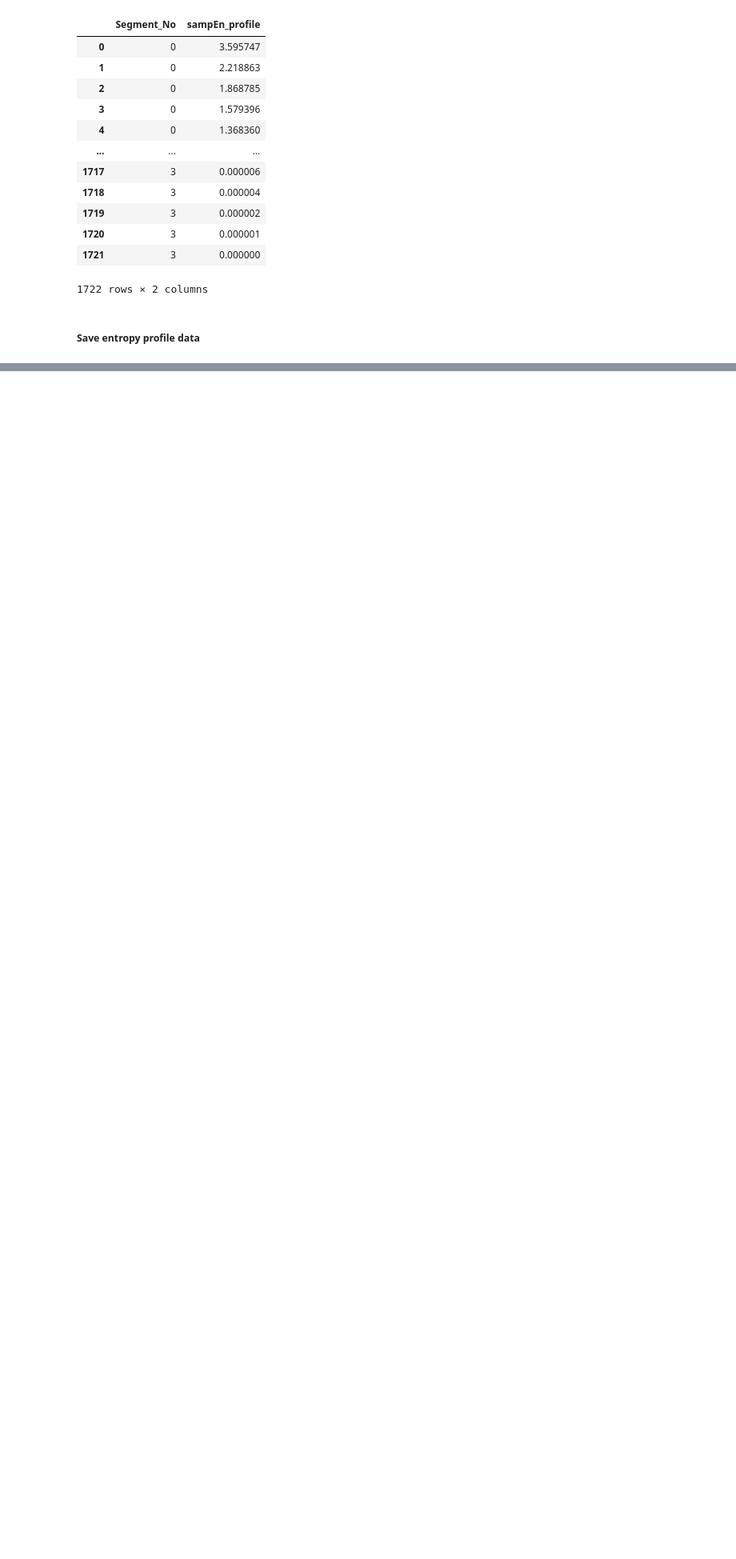
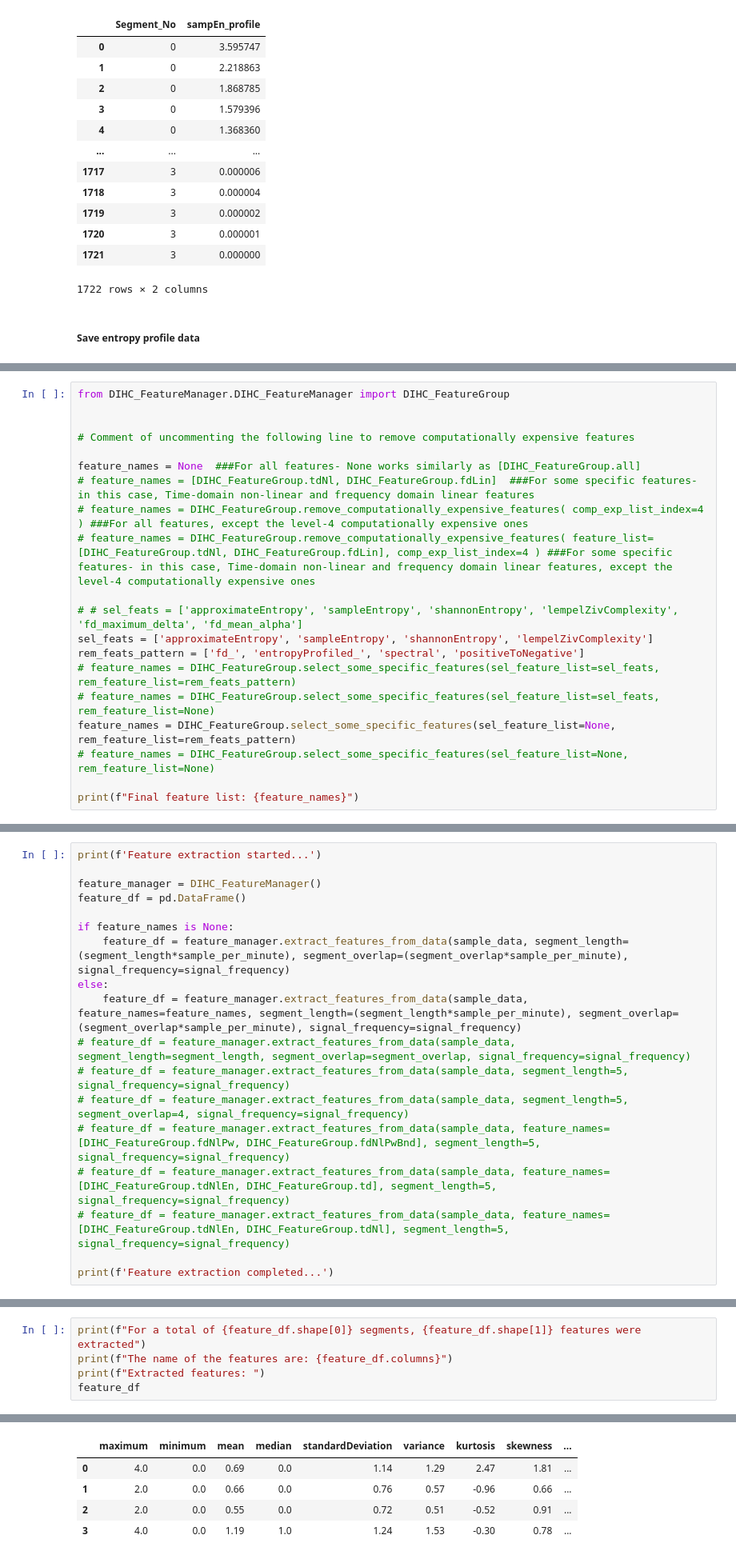
Before and after one commit to shivapratap/DIHC_FeatureManager, a Jupyter notebook: Main.ipynb, the cells around one changed output, grey strips where cells are left out. Shown at 80% size. Saved outputs shown, nothing was run; the diff lists cells and outputs as text; blank space fills up the shorter version.

Commit message:
Feature extraction for hypnogram added...

```diff
--- a/Main.ipynb
+++ b/Main.ipynb
@@ -282,0 +429,20 @@ SampEn entropy profile values:
+# %%
+from DIHC_FeatureManager.DIHC_FeatureManager import DIHC_FeatureGroup
+
+
+# Comment of uncommenting the following line to remove computationally expensive features
+
+feature_names = None  ###For all features- None works similarly as [DIHC_FeatureGroup.all]
+# feature_names = [DIHC_FeatureGroup.tdNl, DIHC_FeatureGroup.fdLin]  ###For some specific features- in this case, Time-domain non-linear and frequency domain linear features
+# feature_names = DIHC_FeatureGroup.remove_computationally_expensive_features( comp_exp_list_index=4 ) ###For all features, except the level-4 computationally expensive ones
+# feature_names = DIHC_FeatureGroup.remove_computationally_expensive_features( feature_list=[DIHC_FeatureGroup.tdNl, DIHC_FeatureGroup.fdLin], comp_exp_list_index=4 ) ###For some specific features- in this case, Time-domain non-linear and frequency domain linear features, except the level-4 computationally expensive ones
+
+# # sel_feats = ['approximateEntropy', 'sampleEntropy', 'shannonEntropy', 'lempelZivComplexity', 'fd_maximum_delta', 'fd_mean_alpha']
+sel_feats = ['approximateEntropy', 'sampleEntropy', 'shannonEntropy', 'lempelZivComplexity']
+rem_feats_pattern = ['fd_', 'entropyProfiled_', 'spectral', 'positiveToNegative']
+# feature_names = DIHC_FeatureGroup.select_some_specific_features(sel_feature_list=sel_feats, rem_feature_list=rem_feats_pattern)
+# feature_names = DIHC_FeatureGroup.select_some_specific_features(sel_feature_list=sel_feats, rem_feature_list=None)
+feature_names = DIHC_FeatureGroup.select_some_specific_features(sel_feature_list=None, rem_feature_list=rem_feats_pattern)
+# feature_names = DIHC_FeatureGroup.select_some_specific_features(sel_feature_list=None, rem_feature_list=None)
+
+print(f"Final feature list: {feature_names}")
@@ -282,0 +451,18 @@ SampEn entropy profile values:
+# %%
+print(f'Feature extraction started...')
+
+feature_manager = DIHC_FeatureManager()
+feature_df = pd.DataFrame()
+
+if feature_names is None:
+    feature_df = feature_manager.extract_features_from_data(sample_data, segment_length=(segment_length*sample_per_minute), segment_overlap=(segment_overlap*sample_per_minute), signal_frequency=signal_frequency)
+else:
+    feature_df = feature_manager.extract_features_from_data(sample_data, feature_names=feature_names, segment_length=(segment_length*sample_per_minute), segment_overlap=(segment_overlap*sample_per_minute), signal_frequency=signal_frequency)
+# feature_df = feature_manager.extract_features_from_data(sample_data, segment_length=segment_length, segment_overlap=segment_overlap, signal_frequency=signal_frequency)
+# feature_df = feature_manager.extract_features_from_data(sample_data, segment_length=5, signal_frequency=signal_frequency)
+# feature_df = feature_manager.extract_features_from_data(sample_data, segment_length=5, segment_overlap=4, signal_frequency=signal_frequency)
+# feature_df = feature_manager.extract_features_from_data(sample_data, feature_names=[DIHC_FeatureGroup.fdNlPw, DIHC_FeatureGroup.fdNlPwBnd], segment_length=5, signal_frequency=signal_frequency)
+# feature_df = feature_manager.extract_features_from_data(sample_data, feature_names=[DIHC_FeatureGroup.tdNlEn, DIHC_FeatureGroup.td], segment_length=5, signal_frequency=signal_frequency)
+# feature_df = feature_manager.extract_features_from_data(sample_data, feature_names=[DIHC_FeatureGroup.tdNlEn, DIHC_FeatureGroup.tdNl], segment_length=5, signal_frequency=signal_frequency)
+
+print(f'Feature extraction completed...')
@@ -282,0 +476,6 @@ SampEn entropy profile values:
+# %%
+print(f"For a total of {feature_df.shape[0]} segments, {feature_df.shape[1]} features were extracted")
+print(f"The name of the features are: {feature_df.columns}")
+print(f"Extracted features: ")
+feature_df
+# %% [output]
@@ -282,0 +493,5 @@ SampEn entropy profile values:
+|  | maximum | minimum | mean | median | standardDeviation | variance | kurtosis | skewness | ... |
+| 0 | 4.0 | 0.0 | 0.69 | 0.0 | 1.14 | 1.29 | 2.47 | 1.81 | ... |
+| 1 | 2.0 | 0.0 | 0.66 | 0.0 | 0.76 | 0.57 | -0.96 | 0.66 | ... |
+| 2 | 2.0 | 0.0 | 0.55 | 0.0 | 0.72 | 0.51 | -0.52 | 0.91 | ... |
+| 3 | 4.0 | 0.0 | 1.19 | 1.0 | 1.24 | 1.53 | -0.30 | 0.78 | ... |
```
Also changed, not shown: parts of 28 cells of this notebook, 15 other files.
